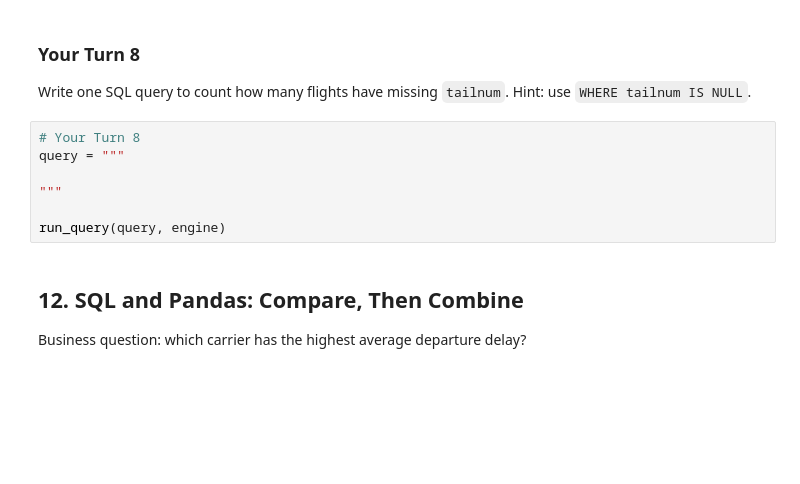
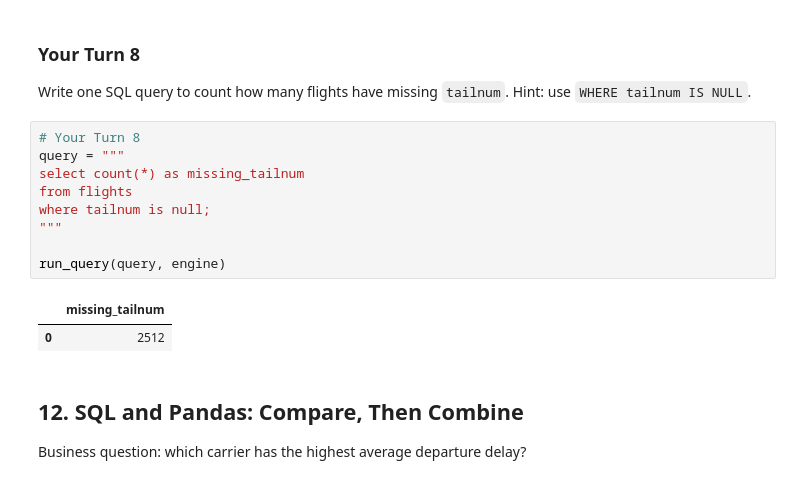
Before and after one commit to angelinaharding0301/ban6003-week9-10-sql-abt-AngelinaHarding, a Jupyter notebook: notebooks/module9_neon_sql_fundamentals_guided_lab.ipynb, the cells around one changed output. Drawn from its saved outputs; the diff is of its cells as text; blank space fills up the shorter version.

```diff
--- a/notebooks/module9_neon_sql_fundamentals_guided_lab.ipynb
+++ b/notebooks/module9_neon_sql_fundamentals_guided_lab.ipynb
@@ -656,10 +704,15 @@ Write one SQL query to count how many flights have missing `tailnum`. Hint: use
 # %%
 # Your Turn 8
 query = """
-
+select count(*) as missing_tailnum
+from flights
+where tailnum is null;
 """
 
 run_query(query, engine)
+# %% [output]
+|  | missing_tailnum |
+| 0 | 2512 |
 # %% [markdown]
 ## 12. SQL and Pandas: Compare, Then Combine
 
```
Also changed, not shown: parts of 15 cells of this notebook, 2 other files.
